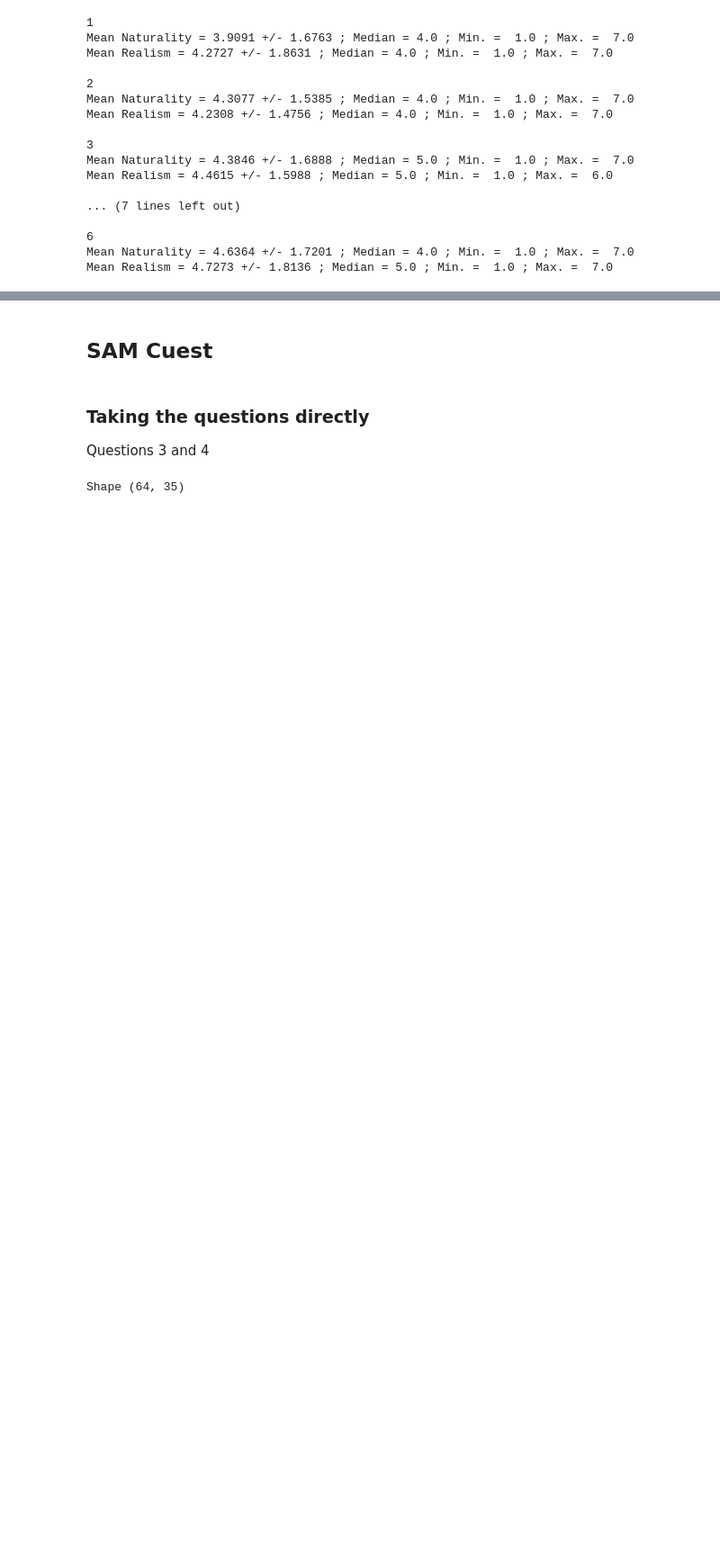
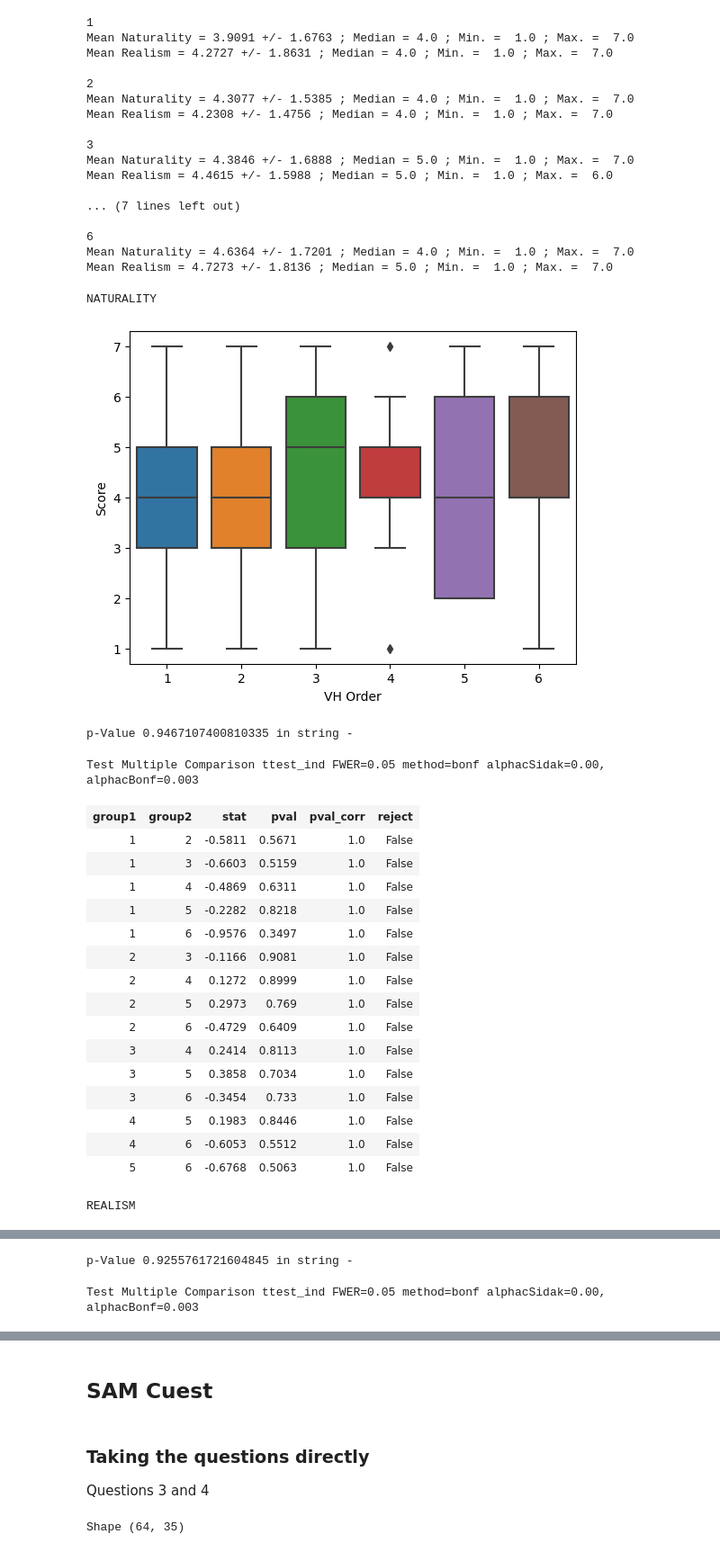
Before and after one commit to ASAPLableni/LableniBot, a Jupyter notebook: DataAnalysis/AnalysisQuestUpdate.ipynb, the cells around one changed output, grey strips where cells are left out. Shown at 90% size. Drawn from its saved outputs; the diff is of its cells as text; code cells hidden in the pictures; blank space fills up the shorter version.

```diff
--- a/DataAnalysis/AnalysisQuestUpdate.ipynb
+++ b/DataAnalysis/AnalysisQuestUpdate.ipynb
@@ -1010,0 +1016,72 @@ Mean Realism = 4.7273 +/- 1.8136 ; Median = 5.0 ; Min. =  1.0 ; Max. =  7.0
+# %%
+# ##################
+# ### NATURALITY ###
+# ##################
+
+print("NATURALITY")
+
+df_naturality = df_te_nr[df_te_nr["Question"] == "Naturality"]
+
+idx_to_keep = df_naturality[['Score', 'VH Order']].dropna().index
+
+sns.boxplot(data=df_naturality, x="VH Order", y="Score")
+
+plt.show()
+
+group_list = [df_g["Score"].dropna().tolist() for g, df_g in df_naturality.loc[idx_to_keep].groupby("VH Order")]
+_, pvalue = sp.stats.f_oneway(*group_list)
+print("p-Value", pvalue, "in string", aute.get_p_string(pvalue))
+
+comp = mc.MultiComparison(
+    df_naturality.loc[idx_to_keep, 'Score'], df_naturality.loc[idx_to_keep, 'VH Order']
+)
+tbl, a1, a2 = comp.allpairtest(sp.stats.ttest_ind, method= "bonf")
+
+display(tbl)
+
+# ##################
+# ### REALISM ###
+# ##################
+
+print("REALISM")
+
+df_realism = df_te_nr[df_te_nr["Question"] == "Realism"]
+
+idx_to_keep = df_realism[['Score', 'VH Order']].dropna().index
+
+sns.boxplot(data=df_realism, x="VH Order", y="Score")
+
+plt.show()
+
+group_list = [df_g["Score"].dropna().tolist() for g, df_g in df_realism.loc[idx_to_keep].groupby("VH Order")]
+_, pvalue = sp.stats.f_oneway(*group_list)
+print("p-Value", pvalue, "in string", aute.get_p_string(pvalue))
+
+comp = mc.MultiComparison(
+    df_realism.loc[idx_to_keep, 'Score'], df_realism.loc[idx_to_keep, 'VH Order']
+)
+tbl, a1, a2 = comp.allpairtest(sp.stats.ttest_ind, method= "bonf")
+
+display(tbl)
+# %% [output]
+NATURALITY
+[figure, added]
+p-Value 0.9467107400810335 in string -
+Test Multiple Comparison ttest_ind FWER=0.05 method=bonf alphacSidak=0.00, alphacBonf=0.003
+| group1 | group2 | stat | pval | pval_corr | reject |
+| 1 | 2 | -0.5811 | 0.5671 | 1.0 | False |
+| 1 | 3 | -0.6603 | 0.5159 | 1.0 | False |
+| 1 | 4 | -0.4869 | 0.6311 | 1.0 | False |
+| 1 | 5 | -0.2282 | 0.8218 | 1.0 | False |
+| 1 | 6 | -0.9576 | 0.3497 | 1.0 | False |
+| 2 | 3 | -0.1166 | 0.9081 | 1.0 | False |
+| 2 | 4 | 0.1272 | 0.8999 | 1.0 | False |
+| 2 | 5 | 0.2973 | 0.769 | 1.0 | False |
+| 2 | 6 | -0.4729 | 0.6409 | 1.0 | False |
+| 3 | 4 | 0.2414 | 0.8113 | 1.0 | False |
+| 3 | 5 | 0.3858 | 0.7034 | 1.0 | False |
+| 3 | 6 | -0.3454 | 0.733 | 1.0 | False |
+| 4 | 5 | 0.1983 | 0.8446 | 1.0 | False |
+| 4 | 6 | -0.6053 | 0.5512 | 1.0 | False |
+| 5 | 6 | -0.6768 | 0.5063 | 1.0 | False |
+REALISM
@@ -1010,0 +1089,2 @@ Mean Realism = 4.7273 +/- 1.8136 ; Median = 5.0 ; Min. =  1.0 ; Max. =  7.0
+p-Value 0.9255761721604845 in string -
+Test Multiple Comparison ttest_ind FWER=0.05 method=bonf alphacSidak=0.00, alphacBonf=0.003
```
Also changed, not shown: parts of 6 cells of this notebook, 1 other file.
